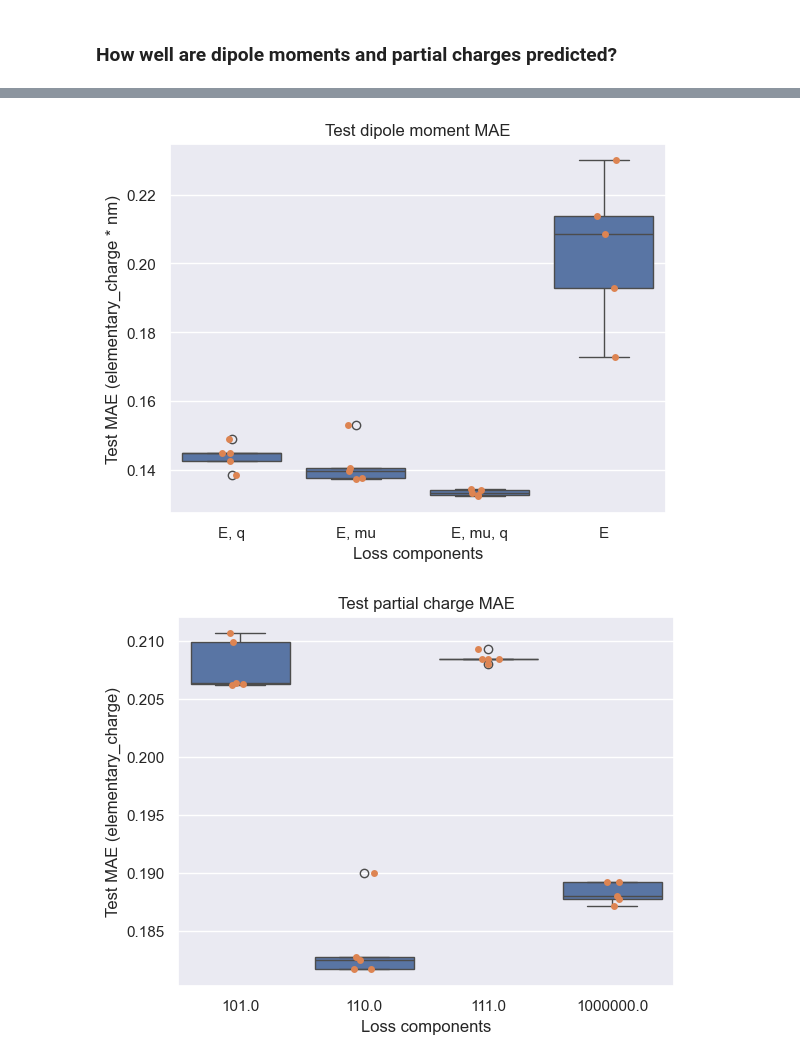
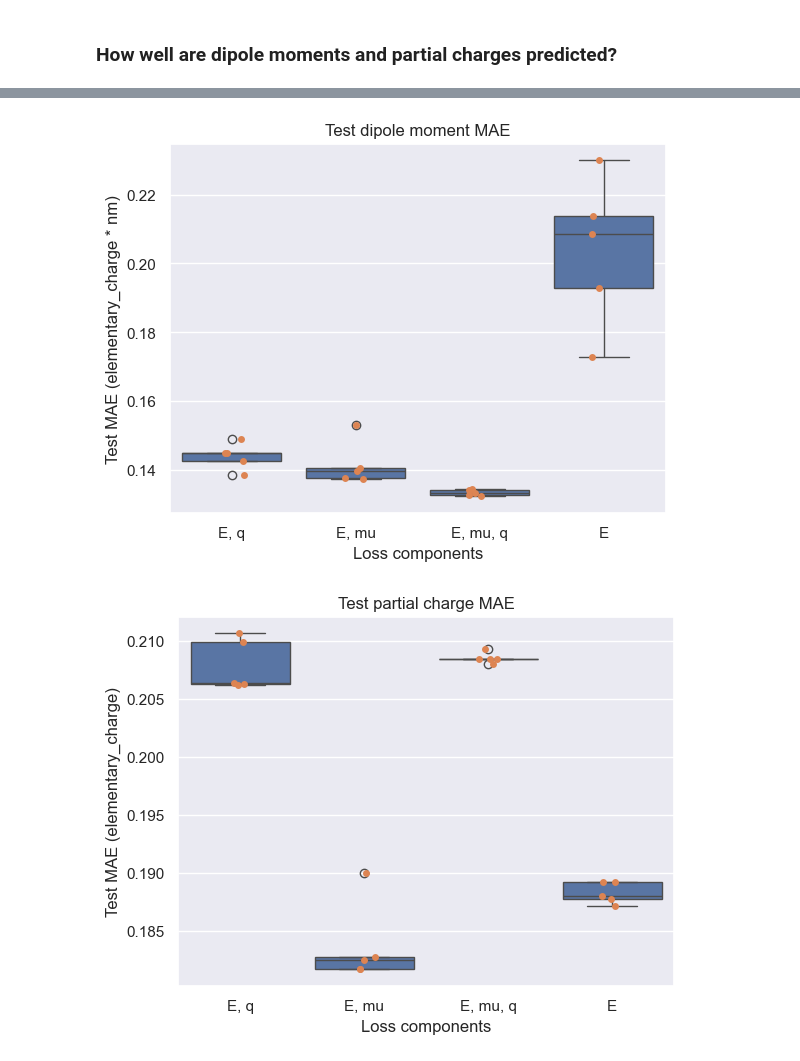
Before and after one commit to MarshallYan/modelforge-experiments, a Jupyter notebook: analysis/aimnet2_tmqm_openff.ipynb, the cells around one changed output, grey strips where cells are left out. Drawn from its saved outputs; the diff is of its cells as text; code cells hidden in the pictures.

```diff
--- a/analysis/aimnet2_tmqm_openff.ipynb
+++ b/analysis/aimnet2_tmqm_openff.ipynb
@@ -390,41 +390,41 @@ ax.set_xticklabels(
         "E, mu, q",
         "E"
     ]
 )
 ax.set_ylabel("Test MAE (elementary_charge * nm)")
 ax.set_title(f"Test dipole moment MAE")
 
 fig.tight_layout()
 plt.show()
 
 # # partial charge
 ax = sns.boxplot(
     data=results_multi_spin,
     x="loss_components",
     y="test/per_atom_charge/mae",
 )
 sns.stripplot(
     ax=ax,
     data=results_multi_spin,
     x="loss_components",
     y="test/per_atom_charge/mae",
     legend=False,
 )
 ax.set_xlabel("Loss components")
-# ax.set_xticks(ax.get_xticks())
-# ax.set_xticklabels(
-#     [
-#         "E, q",
-#         "E, mu",
-#         "E, mu, q",
-#         "E"
-#     ]
-# )
+ax.set_xticks(ax.get_xticks())
+ax.set_xticklabels(
+    [
+        "E, q",
+        "E, mu",
+        "E, mu, q",
+        "E"
+    ]
+)
 ax.set_ylabel("Test MAE (elementary_charge)")
 ax.set_title(f"Test partial charge MAE")
 
 fig.tight_layout()
 plt.show()
 # %% [output]
-[figure, old version]
+[figure, new version]
-[figure, old version]
+[figure, new version]
```
Also changed, not shown: 5 other files.
